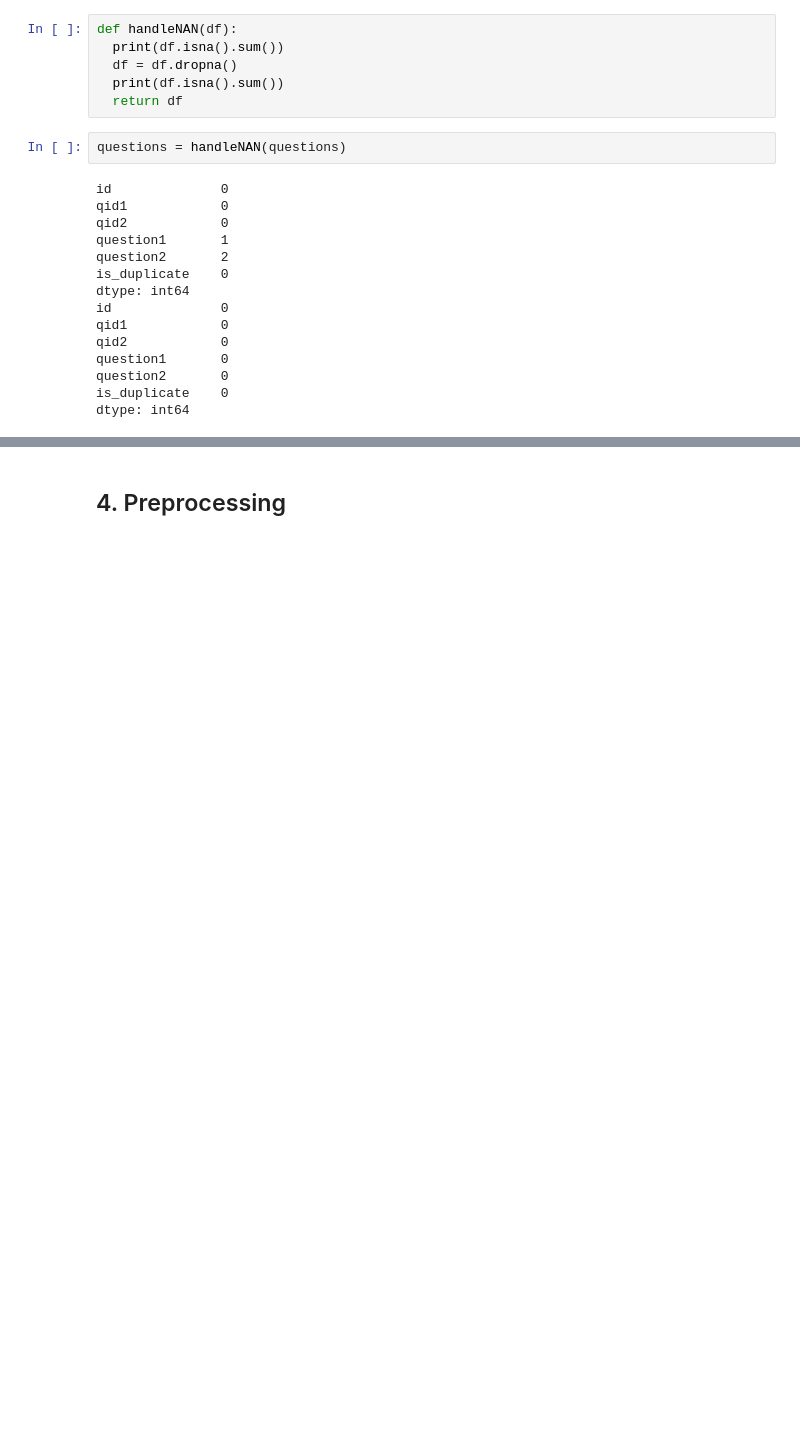
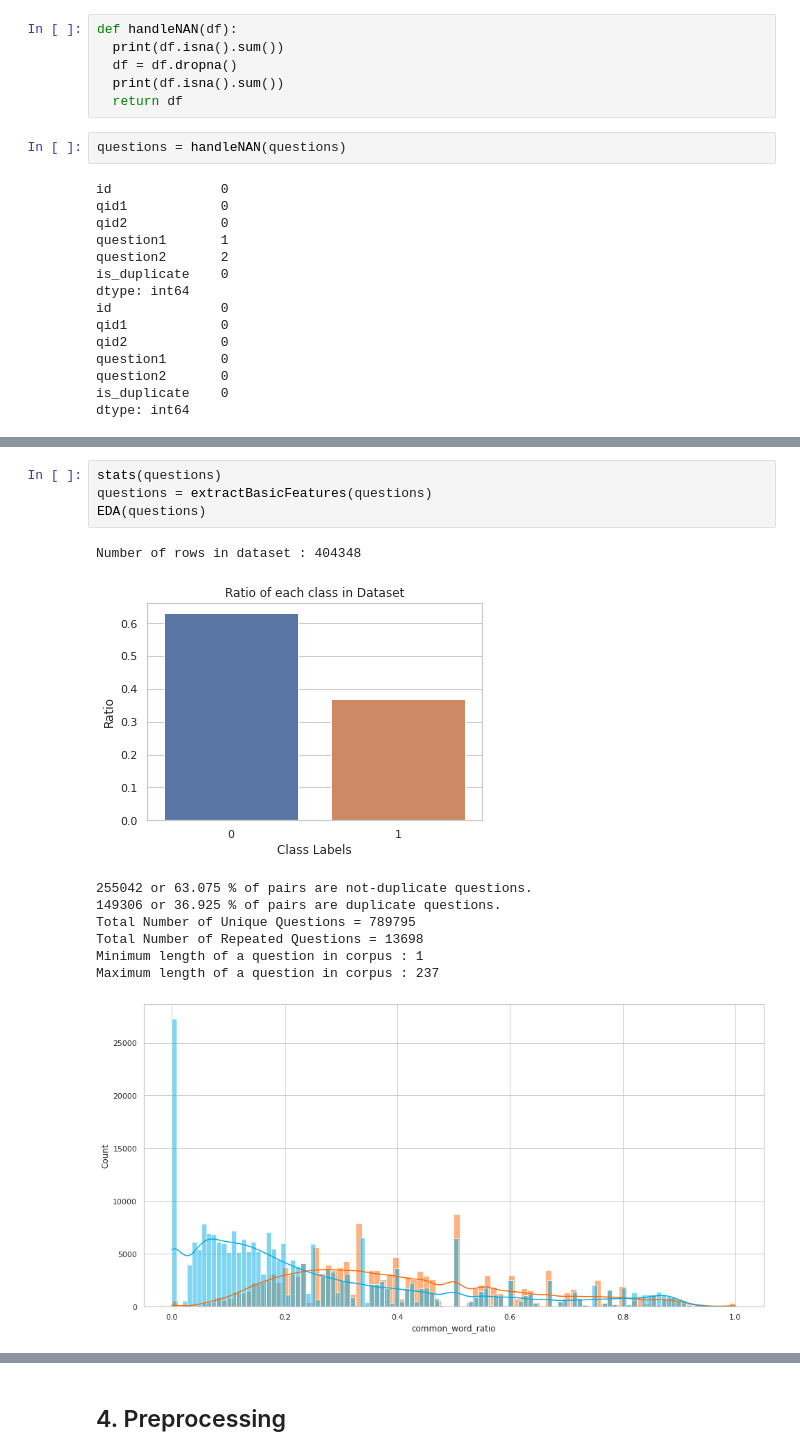
Before and after one commit to tushar2407/question-pair-similarity, a Jupyter notebook: NLP_Project_Pulkit.ipynb, the cells around one changed output, grey strips where cells are left out. Cells and saved outputs as stored; diff of their text form; blank space fills up the shorter version.

```diff
--- a/NLP_Project_Pulkit.ipynb
+++ b/NLP_Project_Pulkit.ipynb
@@ -116 +180,15 @@ def stats(df):
+# %%
+stats(questions)
+questions = extractBasicFeatures(questions)
+EDA(questions)
+# %% [output]
+Number of rows in dataset : 404348
+[figure, added]
+255042 or 63.075 % of pairs are not-duplicate questions.
+149306 or 36.925 % of pairs are duplicate questions.
+Total Number of Unique Questions = 789795
+Total Number of Repeated Questions = 13698
+Minimum length of a question in corpus : 1
+Maximum length of a question in corpus : 237
+[figure, added]
 # %%
```
Also changed, not shown: parts of 7 cells of this notebook.
